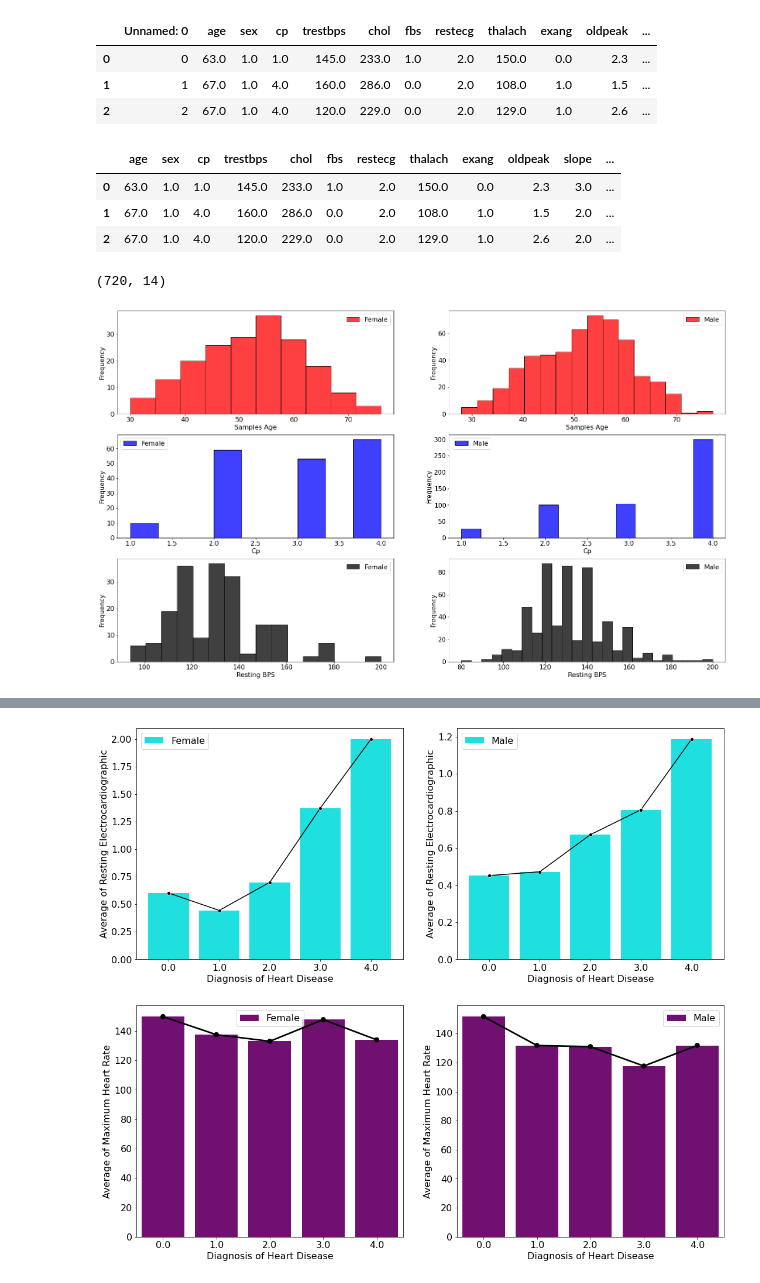
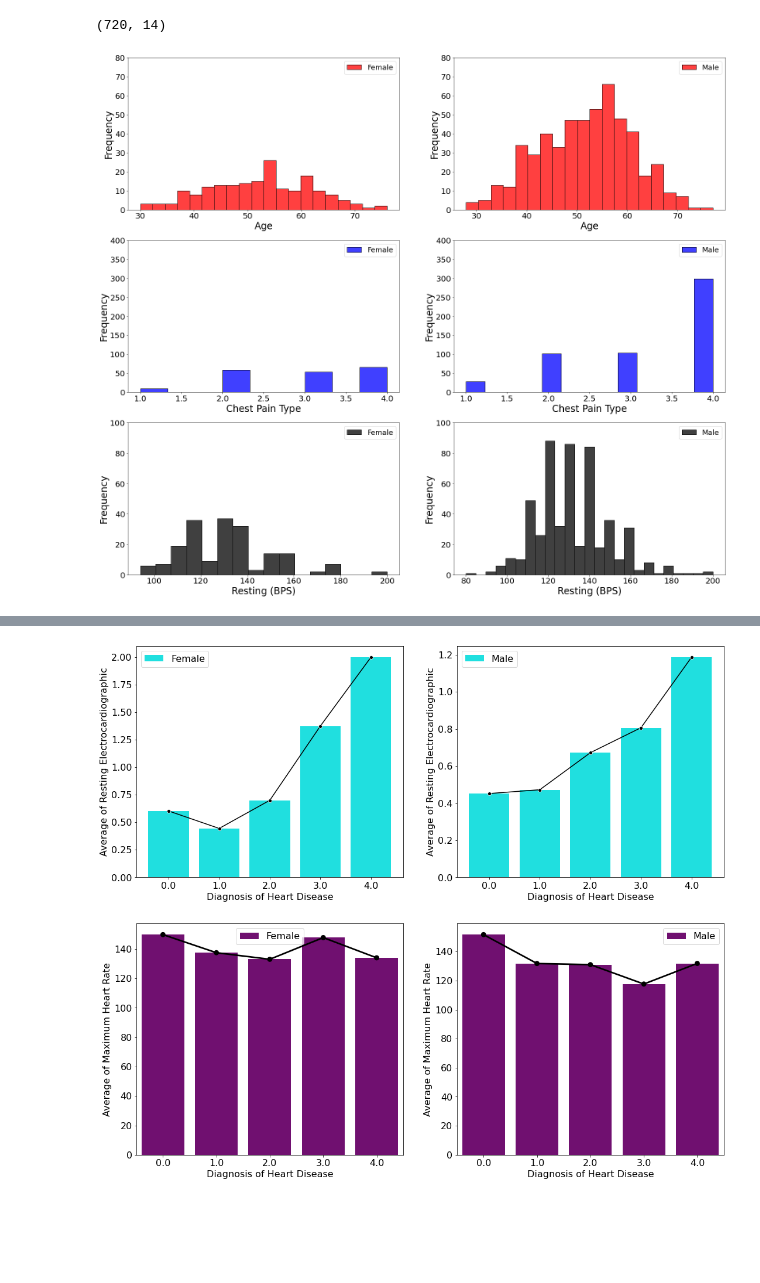
Before and after one commit to bkeshavarzi/Heart, a Jupyter notebook: FeatureCorrelationHeart.ipynb, the cells around one changed output, grey strips where cells are left out. Saved outputs shown, nothing was run; the diff lists cells and outputs as text; code cells hidden in the pictures; blank space fills up the shorter version.

```diff
--- a/FeatureCorrelationHeart.ipynb
+++ b/FeatureCorrelationHeart.ipynb
@@ -13,62 +14,56 @@ from sklearn.model_selection import train_test_split, GridSearchCV
 from sklearn.preprocessing import StandardScaler
 # %%
 heart = pd.read_csv('FinalHeart.csv')
-heart.head(3)
-# %% [output]
-|  | Unnamed: 0 | age | sex | cp | trestbps | chol | fbs | restecg | thalach | exang | oldpeak | ... |
-| 0 | 0 | 63.0 | 1.0 | 1.0 | 145.0 | 233.0 | 1.0 | 2.0 | 150.0 | 0.0 | 2.3 | ... |
-| 1 | 1 | 67.0 | 1.0 | 4.0 | 160.0 | 286.0 | 0.0 | 2.0 | 108.0 | 1.0 | 1.5 | ... |
-| 2 | 2 | 67.0 | 1.0 | 4.0 | 120.0 | 229.0 | 0.0 | 2.0 | 129.0 | 1.0 | 2.6 | ... |
 # %%
 heart.drop(['Unnamed: 0'],axis=1,inplace=True)
-heart.head(3)
-# %% [output]
-|  | age | sex | cp | trestbps | chol | fbs | restecg | thalach | exang | oldpeak | slope | ... |
-| 0 | 63.0 | 1.0 | 1.0 | 145.0 | 233.0 | 1.0 | 2.0 | 150.0 | 0.0 | 2.3 | 3.0 | ... |
-| 1 | 67.0 | 1.0 | 4.0 | 160.0 | 286.0 | 0.0 | 2.0 | 108.0 | 1.0 | 1.5 | 2.0 | ... |
-| 2 | 67.0 | 1.0 | 4.0 | 120.0 | 229.0 | 0.0 | 2.0 | 129.0 | 1.0 | 2.6 | 2.0 | ... |
 # %%
 heart.shape
 # %% [output]
 (720, 14)
 # %%
-fig, axis = plt.subplots(3,2,figsize=(27,16))
+fig, axis = plt.subplots(3,2,figsize=(27,24))
 
-sns.histplot(data = heart.loc[heart['sex']==0.0,:], x = 'age', color = 'red',ax = axis[0,0], label = 'Female')
-axis[0,0].set_xlabel('Samples Age',fontsize=16)
-axis[0,0].set_ylabel('Frequency',fontsize=16)
-axis[0,0].tick_params(axis='both',labelsize=16)
-axis[0,0].legend(fontsize=16)
+sns.histplot(data = heart.loc[heart['sex']==0.0,:], x = 'age', color = 'red',ax = axis[0,0], bins = 20, label = 'Female')
+axis[0,0].set_xlabel('Age',fontsize=24)
+axis[0,0].set_ylabel('Frequency',fontsize=24)
+axis[0,0].tick_params(axis='both',labelsize=20)
+axis[0,0].set_ylim([0,80])
+axis[0,0].legend(fontsize=18)
 
-sns.histplot(data = heart.loc[heart['sex']==1.0,:], x = 'age', color = 'red',ax = axis[0,1], label = 'Male')
-axis[0,1].set_xlabel('Samples Age',fontsize=16)
-axis[0,1].set_ylabel('Frequency',fontsize=16)
-axis[0,1].tick_params(axis='both',labelsize=16)
-axis[0,1].legend(fontsize=16)
+sns.histplot(data = heart.loc[heart['sex']==1.0,:], x = 'age', color = 'red',ax = axis[0,1], bins = 20, label = 'Male')
+axis[0,1].set_xlabel('Age',fontsize=24)
+axis[0,1].set_ylabel('Frequency',fontsize=24)
+axis[0,1].tick_params(axis='both',labelsize=20)
+axis[0,1].set_ylim([0,80])
+axis[0,1].legend(fontsize=18)
 
 sns.histplot(data = heart.loc[heart['sex']==0.0,:], x = 'cp', color = 'blue',ax = axis[1,0], label = 'Female')
-axis[1,0].set_xlabel('Cp',fontsize=16)
-axis[1,0].set_ylabel('Frequency',fontsize=16)
-axis[1,0].tick_params(axis='both',labelsize=16)
-axis[1,0].legend(fontsize=16)
+axis[1,0].set_xlabel('Chest Pain Type',fontsize=24)
+axis[1,0].set_ylabel('Frequency',fontsize=24)
+axis[1,0].set_ylim([0,400])
+axis[1,0].tick_params(axis='both',labelsize=20)
+axis[1,0].legend(fontsize=18)
 
 sns.histplot(data = heart.loc[heart['sex']==1.0,:], x = 'cp', color = 'blue',ax = axis[1,1], label = 'Male')
-axis[1,1].set_xlabel('Cp',fontsize=16)
-axis[1,1].set_ylabel('Frequency',fontsize=16)
-axis[1,1].tick_params(axis='both',labelsize=16)
-axis[1,1].legend(fontsize=16)
+axis[1,1].set_xlabel('Chest Pain Type',fontsize=24)
+axis[1,1].set_ylabel('Frequency',fontsize=24)
+axis[1,1].set_ylim([0,400])
+axis[1,1].tick_params(axis='both',labelsize=20)
+axis[1,1].legend(fontsize=18)
 
 sns.histplot(data = heart.loc[heart['sex']==0.0,:], x = 'trestbps', color = 'black',ax = axis[2,0], label = 'Female')
-axis[2,0].set_xlabel('Resting BPS',fontsize=16)
-axis[2,0].set_ylabel('Frequency',fontsize=16)
-axis[2,0].tick_params(axis='both',labelsize=16)
-axis[2,0].legend(fontsize=16)
+axis[2,0].set_xlabel('Resting (BPS)',fontsize=24)
+axis[2,0].set_ylabel('Frequency',fontsize=24)
+axis[2,0].set_ylim([0,100])
+axis[2,0].tick_params(axis='both',labelsize=20)
+axis[2,0].legend(fontsize=18)
 
 sns.histplot(data = heart.loc[heart['sex']==1.0,:], x = 'trestbps', color = 'black',ax = axis[2,1], label = 'Male')
-axis[2,1].set_xlabel('Resting BPS',fontsize=16)
-axis[2,1].set_ylabel('Frequency',fontsize=16)
-axis[2,1].tick_params(axis='both',labelsize=16)
-axis[2,1].legend(fontsize=16);
+axis[2,1].set_xlabel('Resting (BPS)',fontsize=24)
+axis[2,1].set_ylabel('Frequency',fontsize=24)
+axis[2,1].set_ylim([0,100])
+axis[2,1].tick_params(axis='both',labelsize=20)
+axis[2,1].legend(fontsize=18);
 # %% [output]
-[figure, old version]
+[figure, new version]
 # %%
```
Also changed, not shown: parts of 32 cells of this notebook, 48 other files.
